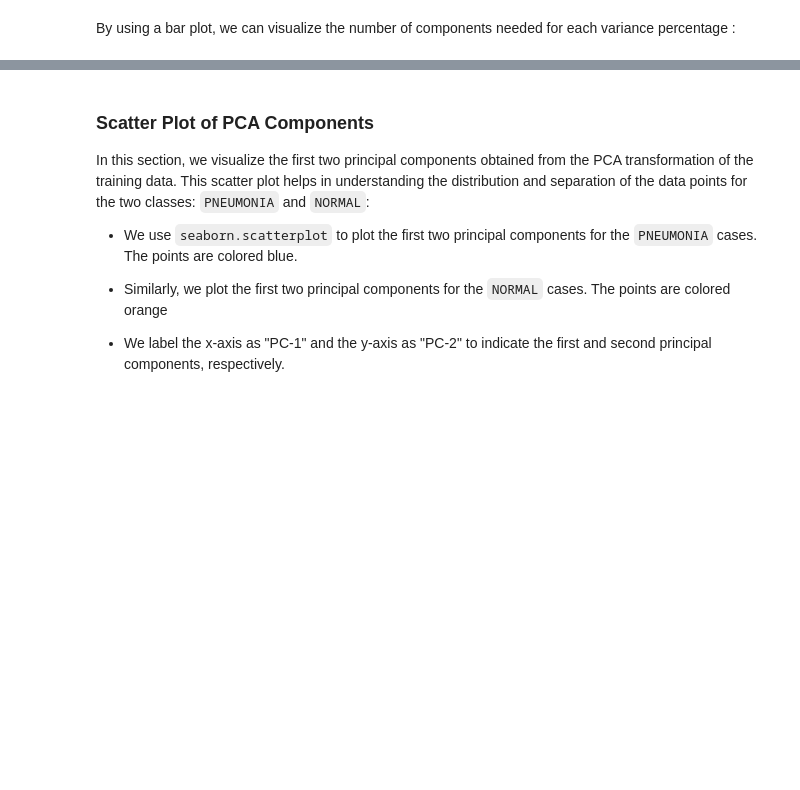
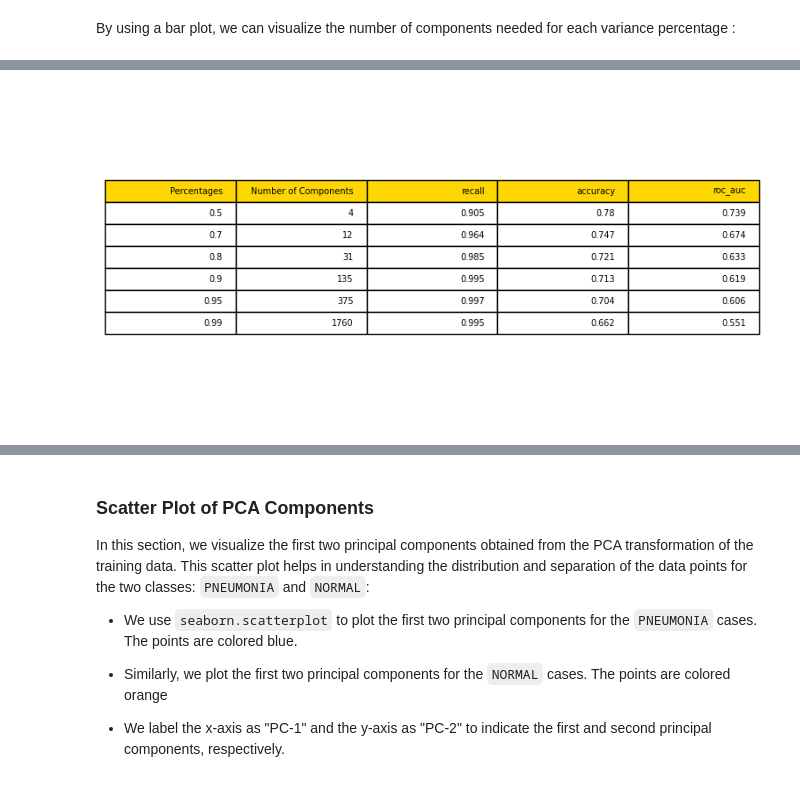
Before and after one commit to Az-r-ow/zoidberg, a Jupyter notebook: revised_main.ipynb, the cells around one changed output, grey strips where cells are left out. Saved outputs shown, nothing was run; the diff lists cells and outputs as text; code cells hidden in the pictures; blank space fills up the shorter version.

```diff
--- a/revised_main.ipynb
+++ b/revised_main.ipynb
@@ -280,0 +340,8 @@ Based on the bar plot, we can conclude that 99% of the variance in the data can
+# %%
+from sklearn.ensemble import RandomForestClassifier
+
+clf = RandomForestClassifier(n_jobs=-1)
+clf_scores = evaluate_model_with_pca_components(clf)
+plot_model_scores(clf_scores)
+# %% [output]
+[figure, added]
```
Also changed, not shown: parts of 22 cells of this notebook.
